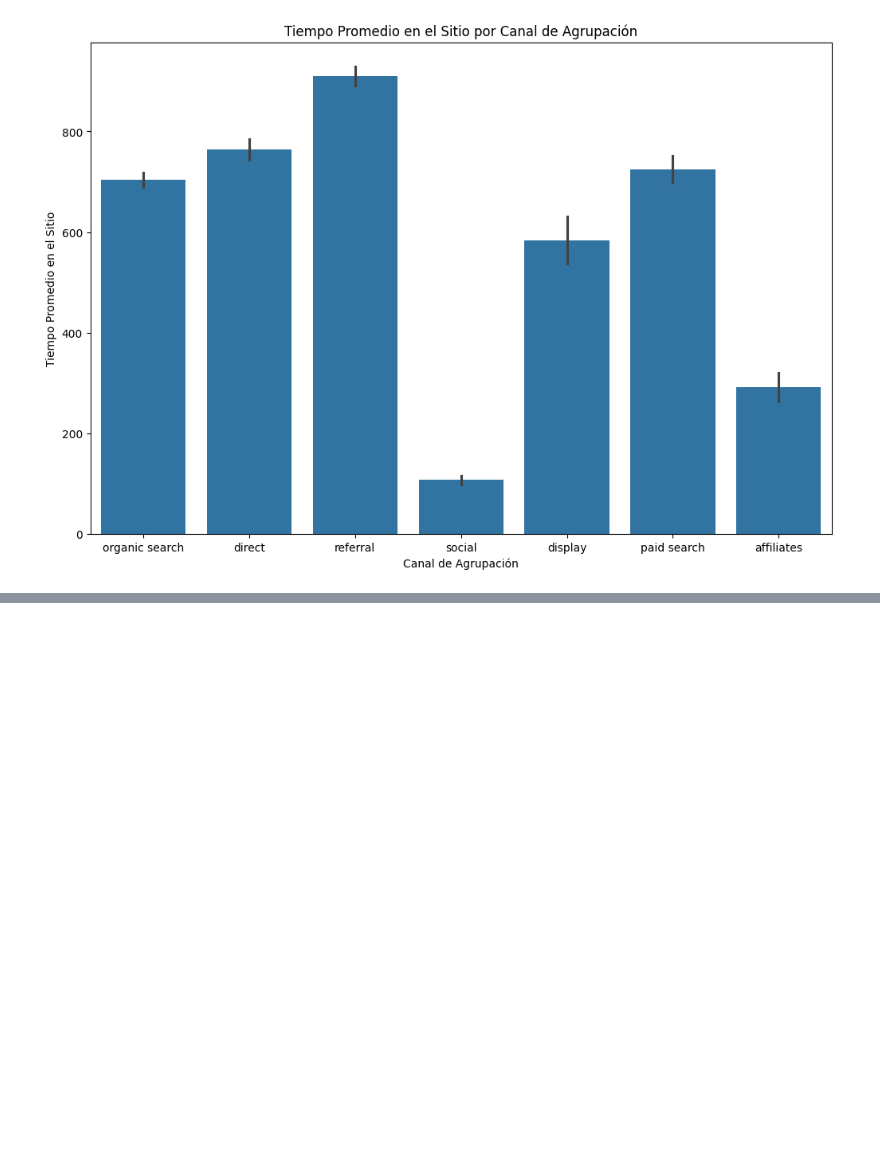
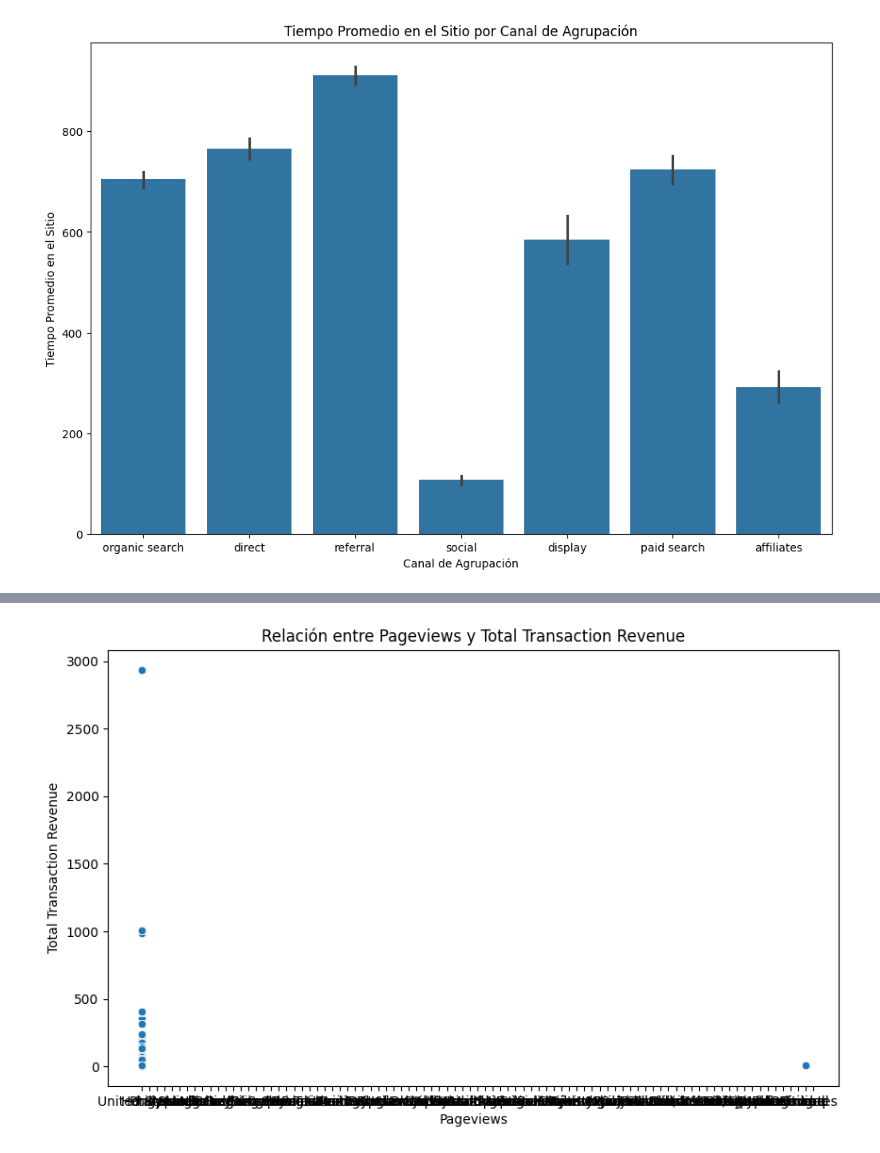
Before and after one commit to AugustoKark/InteligenciaArtificial, a Jupyter notebook: curso/ProyectoFinalKARK.ipynb, the cells around one changed output, grey strips where cells are left out. Drawn from its saved outputs; the diff is of its cells as text; code cells hidden in the pictures; blank space fills up the shorter version.

```diff
--- a/curso/ProyectoFinalKARK.ipynb
+++ b/curso/ProyectoFinalKARK.ipynb
@@ -296,0 +340,15 @@ KeyError: "['totaltransactionrevenue'] not in index"
+# %%
+#ingreso por pais
+# Calcular el ingreso total por país
+
+df6 = df.copy()
+
+# Graficar la relación entre pageviews y totaltransactionrevenue
+plt.figure(figsize=(10, 6))
+sns.scatterplot(x='country', y='revenue_usd', data=df)
+plt.title('Relación entre Pageviews y Total Transaction Revenue')
+plt.xlabel('Pageviews')
+plt.ylabel('Total Transaction Revenue')
+plt.show()
+# %% [output]
+[figure, added]
```
Also changed, not shown: parts of 15 cells of this notebook.
